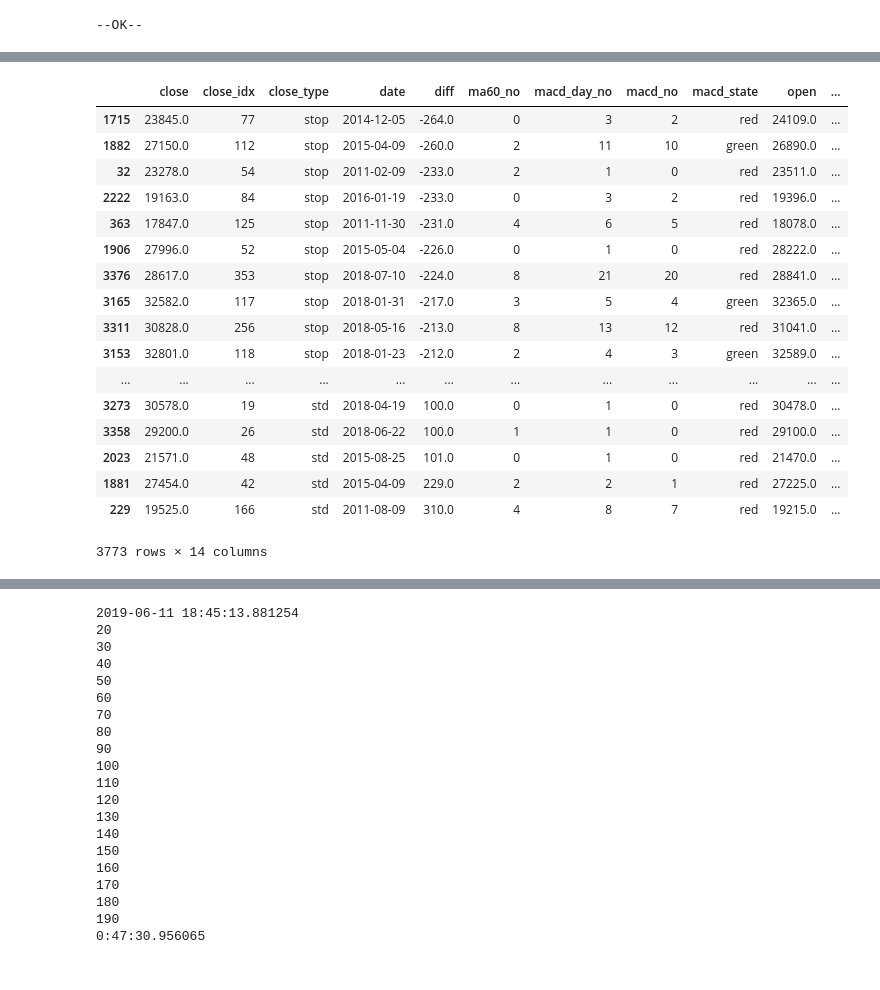
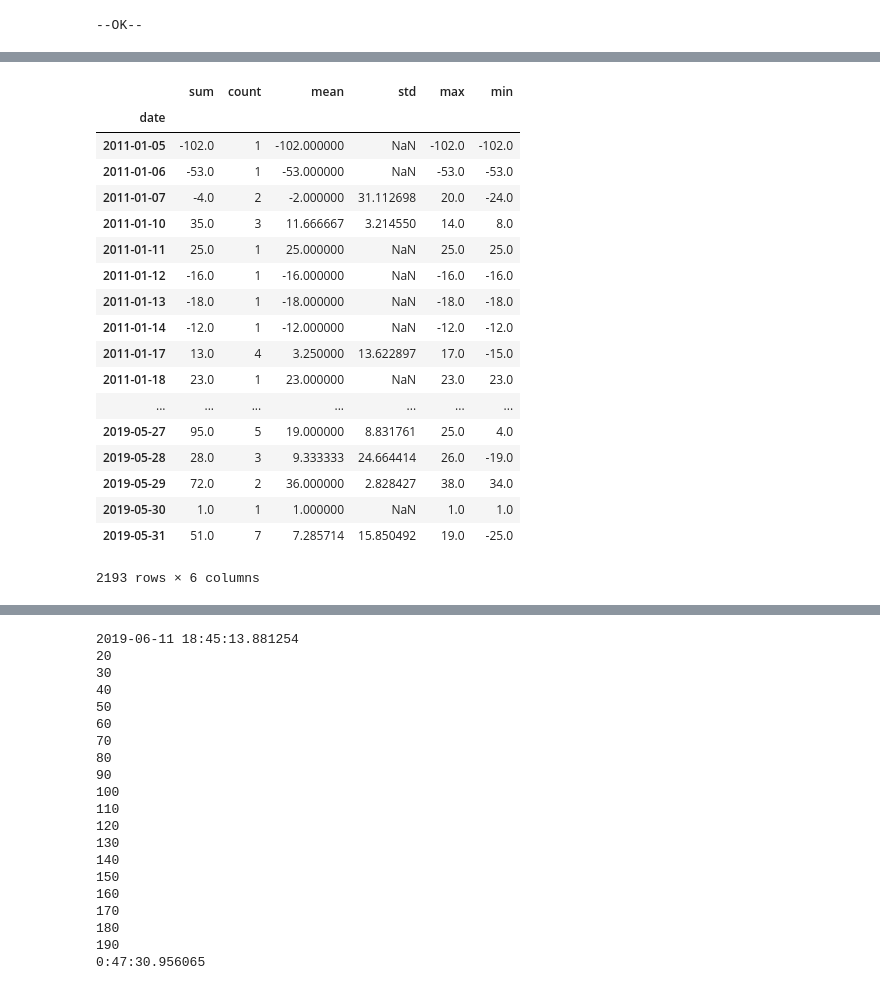
Before and after one commit to che7611/test2, a Jupyter notebook: sa_macd.ipynb, the cells around one changed output, grey strips where cells are left out. Saved outputs shown, nothing was run; the diff lists cells and outputs as text; code cells hidden in the pictures.

```diff
--- a/sa_macd.ipynb
+++ b/sa_macd.ipynb
@@ -163,22 +165,23 @@ GetROI(trade)
-# %%
-trade.head()
-trade.sort_values('diff',ascending=True)
-# %% [output]
-|  | close | close_idx | close_type | date | diff | ma60_no | macd_day_no | macd_no | macd_state | open | ... |
-| 1715 | 23845.0 | 77 | stop | 2014-12-05 | -264.0 | 0 | 3 | 2 | red | 24109.0 | ... |
-| 1882 | 27150.0 | 112 | stop | 2015-04-09 | -260.0 | 2 | 11 | 10 | green | 26890.0 | ... |
-| 32 | 23278.0 | 54 | stop | 2011-02-09 | -233.0 | 2 | 1 | 0 | red | 23511.0 | ... |
-| 2222 | 19163.0 | 84 | stop | 2016-01-19 | -233.0 | 0 | 3 | 2 | red | 19396.0 | ... |
-| 363 | 17847.0 | 125 | stop | 2011-11-30 | -231.0 | 4 | 6 | 5 | red | 18078.0 | ... |
-| 1906 | 27996.0 | 52 | stop | 2015-05-04 | -226.0 | 0 | 1 | 0 | red | 28222.0 | ... |
-| 3376 | 28617.0 | 353 | stop | 2018-07-10 | -224.0 | 8 | 21 | 20 | red | 28841.0 | ... |
-| 3165 | 32582.0 | 117 | stop | 2018-01-31 | -217.0 | 3 | 5 | 4 | green | 32365.0 | ... |
-| 3311 | 30828.0 | 256 | stop | 2018-05-16 | -213.0 | 8 | 13 | 12 | red | 31041.0 | ... |
-| 3153 | 32801.0 | 118 | stop | 2018-01-23 | -212.0 | 2 | 4 | 3 | green | 32589.0 | ... |
-| ... | ... | ... | ... | ... | ... | ... | ... | ... | ... | ... | ... |
-| 3273 | 30578.0 | 19 | std | 2018-04-19 | 100.0 | 0 | 1 | 0 | red | 30478.0 | ... |
-| 3358 | 29200.0 | 26 | std | 2018-06-22 | 100.0 | 1 | 1 | 0 | red | 29100.0 | ... |
-| 2023 | 21571.0 | 48 | std | 2015-08-25 | 101.0 | 0 | 1 | 0 | red | 21470.0 | ... |
-| 1881 | 27454.0 | 42 | std | 2015-04-09 | 229.0 | 2 | 2 | 1 | red | 27225.0 | ... |
-| 229 | 19525.0 | 166 | std | 2011-08-09 | 310.0 | 4 | 8 | 7 | red | 19215.0 | ... |
-3773 rows × 14 columns
+# %%
+Calc=['sum','count','mean','std','max','min']
+trade.set_index('date').resample('B')['diff'].agg(Calc)
+# %% [output]
+|  | sum | count | mean | std | max | min |
+| date |  |  |  |  |  |  |
+| 2011-01-05 | -102.0 | 1 | -102.000000 | NaN | -102.0 | -102.0 |
+| 2011-01-06 | -53.0 | 1 | -53.000000 | NaN | -53.0 | -53.0 |
+| 2011-01-07 | -4.0 | 2 | -2.000000 | 31.112698 | 20.0 | -24.0 |
+| 2011-01-10 | 35.0 | 3 | 11.666667 | 3.214550 | 14.0 | 8.0 |
+| 2011-01-11 | 25.0 | 1 | 25.000000 | NaN | 25.0 | 25.0 |
+| 2011-01-12 | -16.0 | 1 | -16.000000 | NaN | -16.0 | -16.0 |
+| 2011-01-13 | -18.0 | 1 | -18.000000 | NaN | -18.0 | -18.0 |
+| 2011-01-14 | -12.0 | 1 | -12.000000 | NaN | -12.0 | -12.0 |
+| 2011-01-17 | 13.0 | 4 | 3.250000 | 13.622897 | 17.0 | -15.0 |
+| 2011-01-18 | 23.0 | 1 | 23.000000 | NaN | 23.0 | 23.0 |
+| ... | ... | ... | ... | ... | ... | ... |
+| 2019-05-27 | 95.0 | 5 | 19.000000 | 8.831761 | 25.0 | 4.0 |
+| 2019-05-28 | 28.0 | 3 | 9.333333 | 24.664414 | 26.0 | -19.0 |
+| 2019-05-29 | 72.0 | 2 | 36.000000 | 2.828427 | 38.0 | 34.0 |
+| 2019-05-30 | 1.0 | 1 | 1.000000 | NaN | 1.0 | 1.0 |
+| 2019-05-31 | 51.0 | 7 | 7.285714 | 15.850492 | 19.0 | -25.0 |
+2193 rows × 6 columns
```
Also changed, not shown: parts of 11 cells of this notebook, 4 other files.
